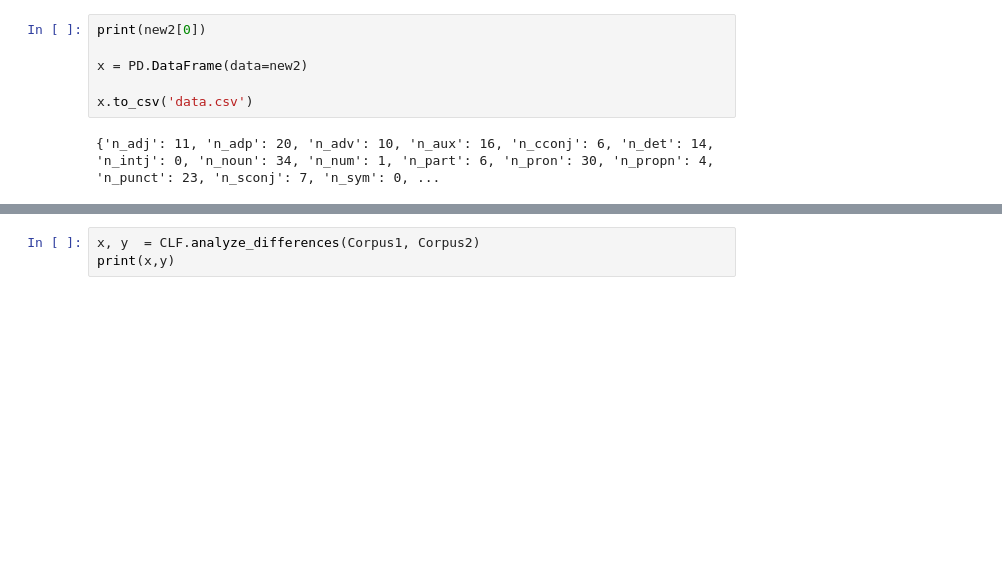
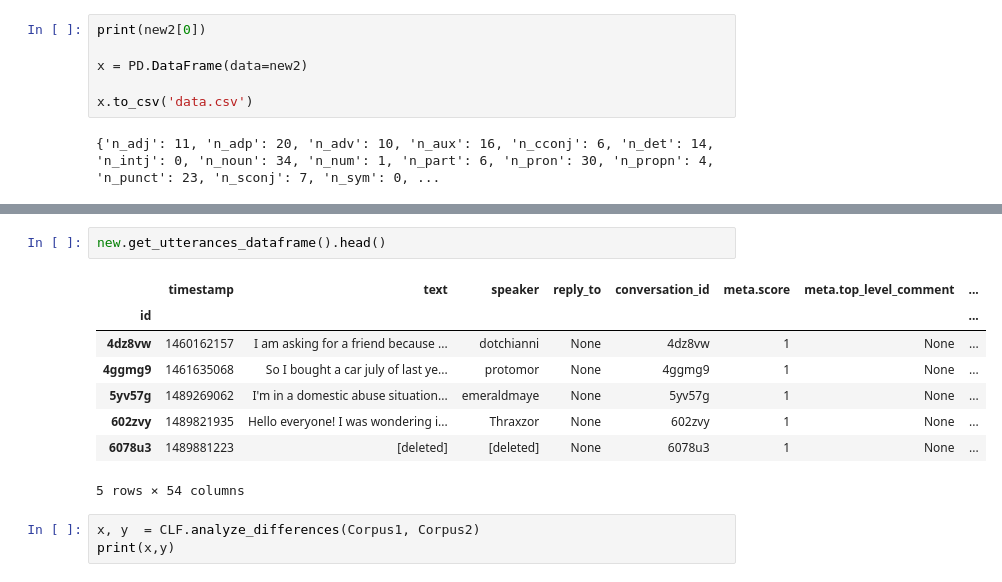
Before and after one commit to maxchamplin/NLP_and_Identity_project1, a Jupyter notebook: test.ipynb, the cells around one changed output, grey strips where cells are left out. Saved outputs shown, nothing was run; the diff lists cells and outputs as text; blank space fills up the shorter version.

```diff
--- a/test.ipynb
+++ b/test.ipynb
@@ -63,3 +114,14 @@ x.to_csv('data.csv')
+# %%
+new.get_utterances_dataframe().head()
+# %% [output]
+|  | timestamp | text | speaker | reply_to | conversation_id | meta.score | meta.top_level_comment | ... |
+| id |  |  |  |  |  |  |  | ... |
+| 4dz8vw | 1460162157 | I am asking for a friend because ... | dotchianni | None | 4dz8vw | 1 | None | ... |
+| 4ggmg9 | 1461635068 | So I bought a car july of last ye... | protomor | None | 4ggmg9 | 1 | None | ... |
+| 5yv57g | 1489269062 | I'm in a domestic abuse situation... | emeraldmaye | None | 5yv57g | 1 | None | ... |
+| 602zvy | 1489821935 | Hello everyone! I was wondering i... | Thraxzor | None | 602zvy | 1 | None | ... |
+| 6078u3 | 1489881223 | [deleted] | [deleted] | None | 6078u3 | 1 | None | ... |
+5 rows × 54 columns
 # %%
 x, y  = CLF.analyze_differences(Corpus1, Corpus2)
 print(x,y)
```
Also changed, not shown: parts of 3 cells of this notebook, 1 other file.
